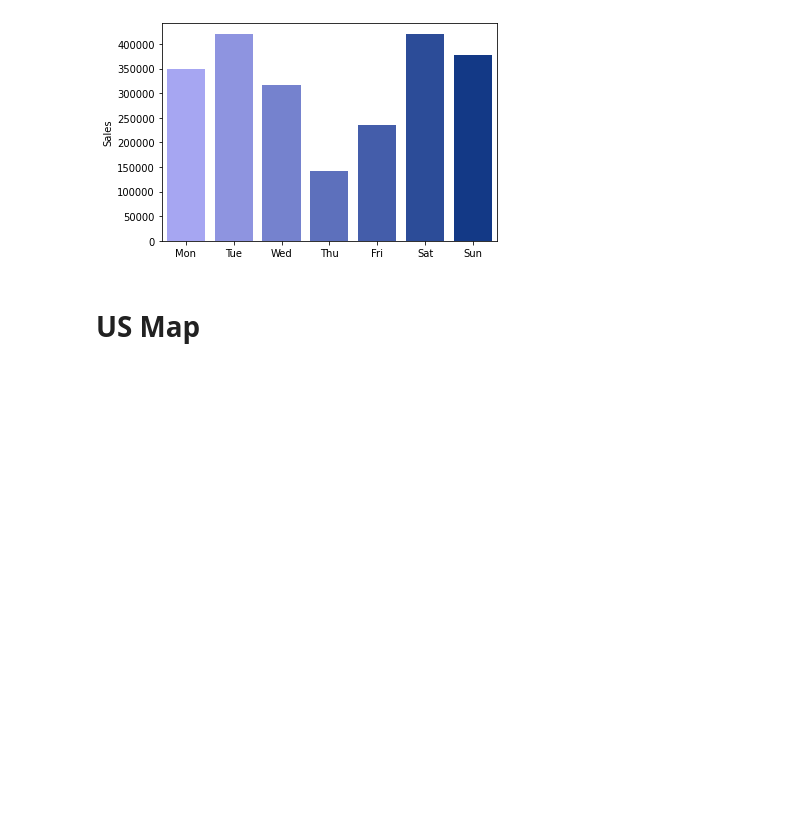
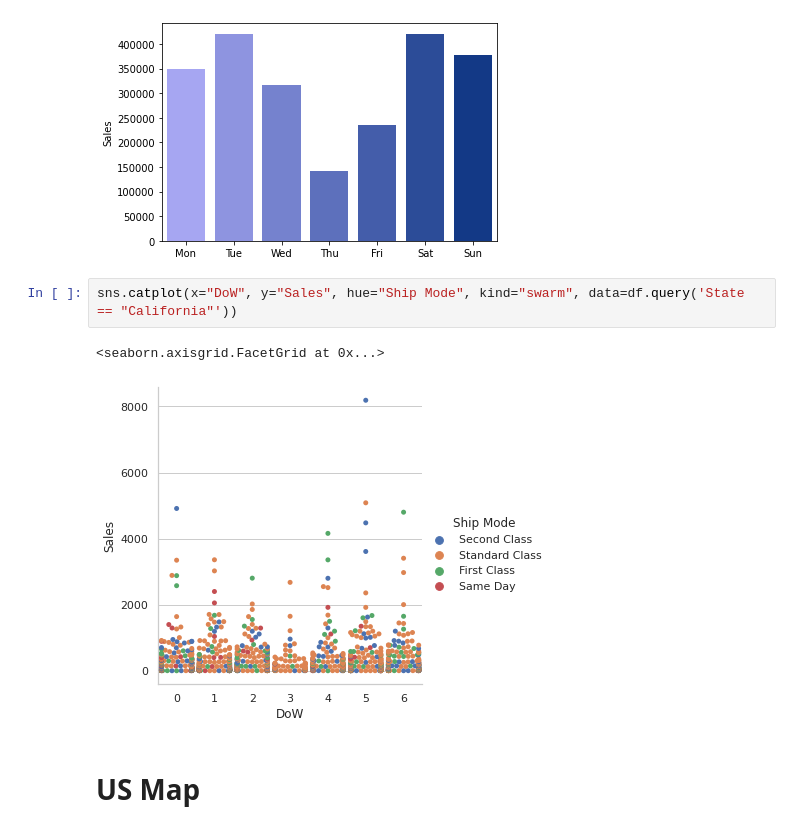
Before and after one commit to yannick42/notebooks, a Jupyter notebook: _notebooks/2022-04-22-Superstore_Sales_Dataset_(EDA).ipynb, the cells around one changed output. Drawn from its saved outputs; the diff is of its cells as text; blank space fills up the shorter version.

```diff
--- a/_notebooks/2022-04-22-Superstore_Sales_Dataset_(EDA).ipynb
+++ b/_notebooks/2022-04-22-Superstore_Sales_Dataset_(EDA).ipynb
@@ -222,6 +283,11 @@ sns.barplot(x=['Mon', 'Tue', 'Wed', 'Thu', 'Fri', 'Sat', 'Sun'], y=df.groupby(["
 # %% [output]
 <matplotlib.axes._subplots.AxesSubplot at 0x...>
 [figure]
+# %%
+sns.catplot(x="DoW", y="Sales", hue="Ship Mode", kind="swarm", data=df.query('State == "California"'))
+# %% [output]
+<seaborn.axisgrid.FacetGrid at 0x...>
+[figure, added]
 # %% [markdown]
 # US Map
 # %%
```
Also changed, not shown: parts of 10 cells of this notebook.
